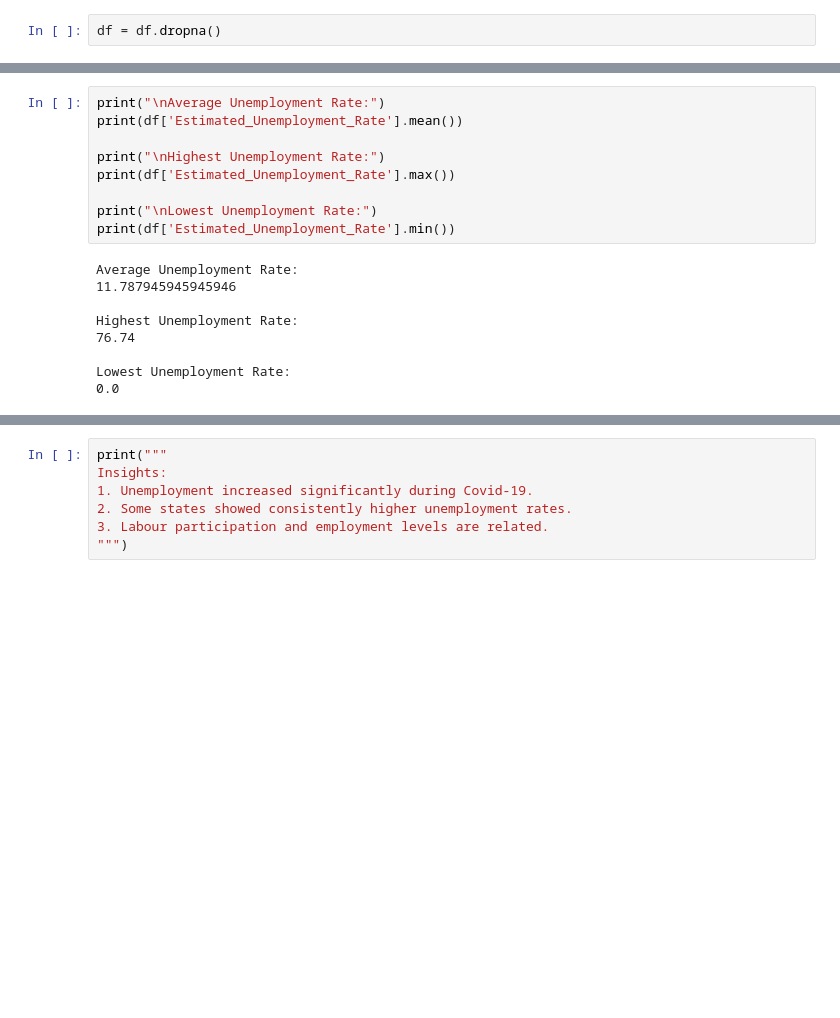
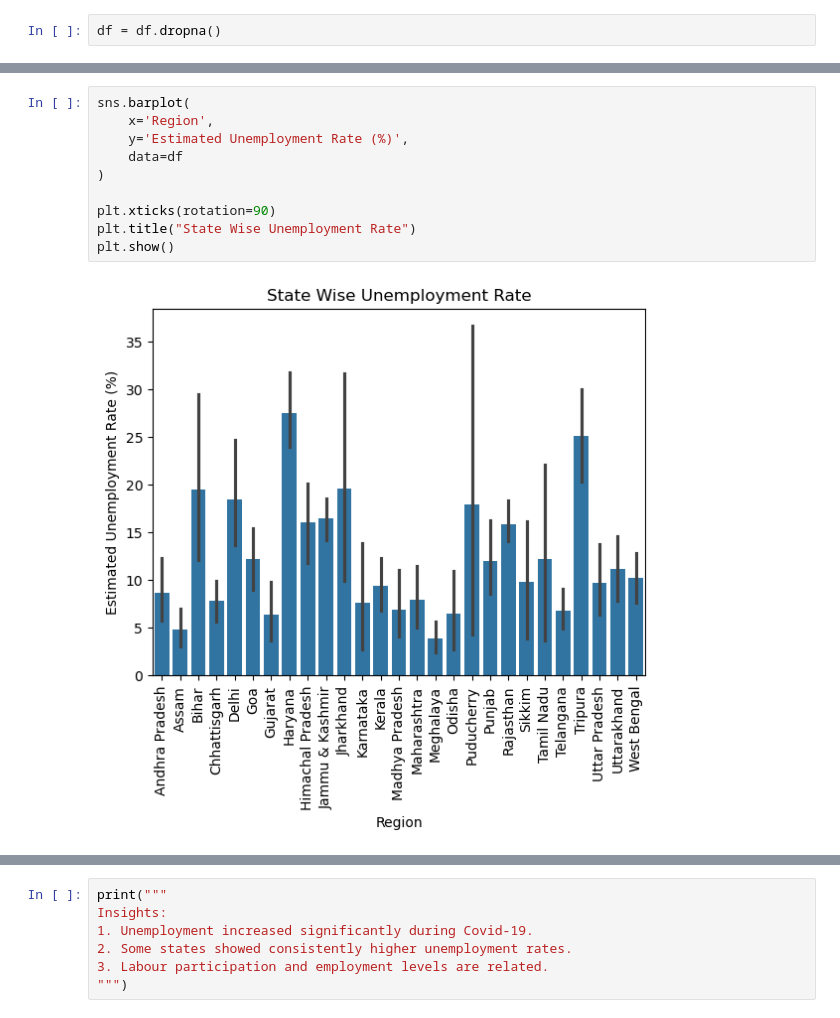
Before and after one commit to Mounish-Reddyy/CodeAlpha_umployment-rate-in-india, a Jupyter notebook: unemployment.ipynb, the cells around one changed output, grey strips where cells are left out. Saved outputs shown, nothing was run; the diff lists cells and outputs as text; blank space fills up the shorter version.

```diff
--- a/unemployment.ipynb
+++ b/unemployment.ipynb
@@ -43,21 +82,15 @@ df = df.dropna()
 # %%
-print("\nAverage Unemployment Rate:")
-print(df['Estimated_Unemployment_Rate'].mean())
+sns.barplot(
+    x='Region',
+    y='Estimated Unemployment Rate (%)',
+    data=df
+)
 
-print("\nHighest Unemployment Rate:")
-print(df['Estimated_Unemployment_Rate'].max())
-
-print("\nLowest Unemployment Rate:")
-print(df['Estimated_Unemployment_Rate'].min())
+plt.xticks(rotation=90)
+plt.title("State Wise Unemployment Rate")
+plt.show()
 # %% [output]
-Average Unemployment Rate:
-11.787945945945946
-
-Highest Unemployment Rate:
-76.74
-
-Lowest Unemployment Rate:
-0.0
+[figure, added]
 # %%
 plt.figure(figsize=(12,6))
 
```
Also changed, not shown: parts of 9 cells of this notebook.
